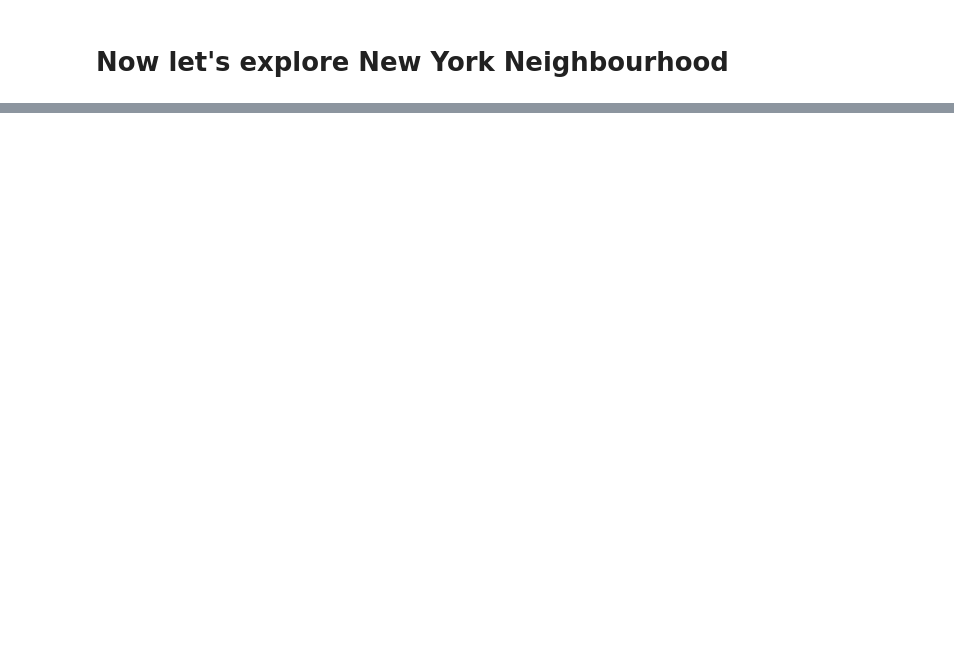
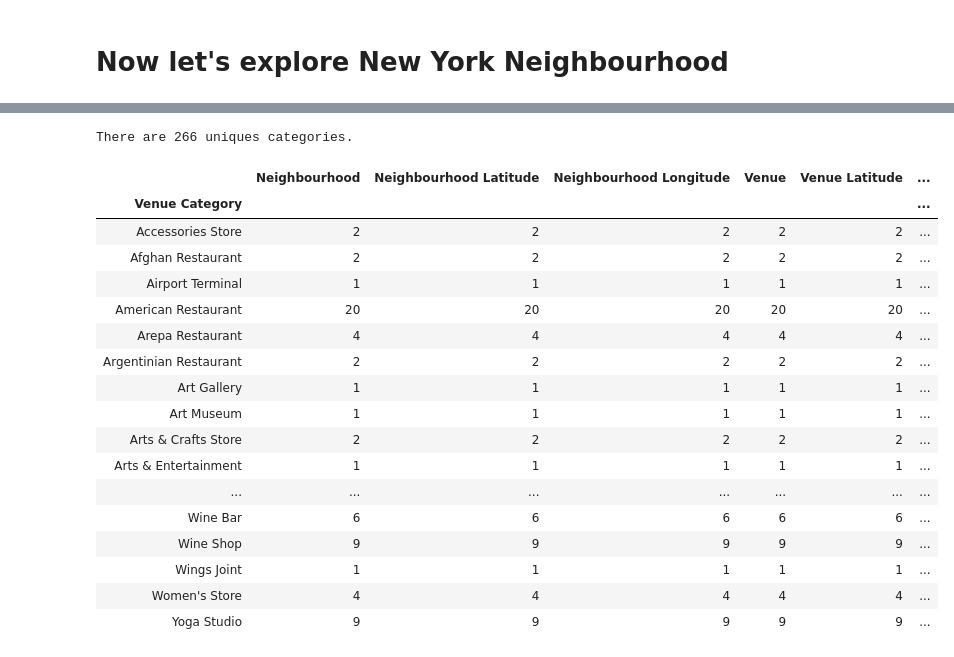
Before and after one commit to ChiragPatel29/capstone_project, a Jupyter notebook: Final Week1 DataScience.ipynb, the cells around one changed output, grey strips where cells are left out. Saved outputs shown, nothing was run; the diff lists cells and outputs as text; code cells hidden in the pictures; blank space fills up the shorter version.

```diff
--- a/Final Week1 DataScience.ipynb
+++ b/Final Week1 DataScience.ipynb
@@ -279,10 +382,6 @@ df2.head()
 # %%
-
-# create map of Toronto using latitude and longitude values
 map_newyork = folium.Map(location=[latitude, longitude], zoom_start=11)
-
-# add markers to map
-for lat, lng, label in zip(df2['Latitude'],df2['Longitude'],df2['Neighbourhood']):
+for lat, lng, label in zip(neighbourhoods['Latitude'],neighbourhoods['Longitude'],neighbourhoods['Neighbourhood']):
     label = folium.Popup(label, parse_html=True)
     folium.CircleMarker(
         [lat, lng],
@@ -312,3 +409,3 @@ plt.show()
 # %%
-manhattan_data = df2[neighbourhoods['Borough'] == 'Queens'].reset_index(drop=True)
-manhattan_data.head()
+queens_data = neighbourhoods[neighbourhoods['Borough'] == 'Queens'].reset_index(drop=True)
+queens_data.head()
@@ -327 +423,5 @@ print('Latitude and longitude values of {} are {}, {}.'.format(neighbourhood_nam
+# %%
+neighbourhood_latitude = queens_data.loc[0, 'Latitude']
+neighbourhood_longitude = queens_data.loc[0, 'Longitude']
+neighbourhood_name = queens_data.loc[0, 'Neighbourhood']
 # %%
@@ -408,7 +523,7 @@ def getNearbyVenues(names, latitudes, longitudes, radius=500):
 
     return(nearby_venues)
 # %%
-manhattan_venues = getNearbyVenues(names=manhattan_data['Neighbourhood'],
-                                   latitudes=manhattan_data['Latitude'],
-                                   longitudes=manhattan_data['Longitude']
+queens_venues = getNearbyVenues(names=queens_data['Neighbourhood'],
+                                   latitudes=queens_data['Latitude'],
+                                   longitudes=queens_data['Longitude']
                                   )
@@ -417,5 +557,26 @@ manhattan_venues.head()
 # %%
-print('There are {} uniques categories.'.format(len(manhattan_venues['Venue Category'].unique())))
+print('There are {} uniques categories.'.format(len(queens_venues['Venue Category'].unique())))
+# %% [output]
+There are 266 uniques categories.
 # %%
-manhattan_venues.groupby('Venue Category').count()
+queens_venues.groupby('Venue Category').count()
+# %% [output]
+|  | Neighbourhood | Neighbourhood Latitude | Neighbourhood Longitude | Venue | Venue Latitude | ... |
+| Venue Category |  |  |  |  |  | ... |
+| Accessories Store | 2 | 2 | 2 | 2 | 2 | ... |
+| Afghan Restaurant | 2 | 2 | 2 | 2 | 2 | ... |
+| Airport Terminal | 1 | 1 | 1 | 1 | 1 | ... |
+| American Restaurant | 20 | 20 | 20 | 20 | 20 | ... |
+| Arepa Restaurant | 4 | 4 | 4 | 4 | 4 | ... |
+| Argentinian Restaurant | 2 | 2 | 2 | 2 | 2 | ... |
+| Art Gallery | 1 | 1 | 1 | 1 | 1 | ... |
+| Art Museum | 1 | 1 | 1 | 1 | 1 | ... |
+| Arts & Crafts Store | 2 | 2 | 2 | 2 | 2 | ... |
+| Arts & Entertainment | 1 | 1 | 1 | 1 | 1 | ... |
+| ... | ... | ... | ... | ... | ... | ... |
+| Wine Bar | 6 | 6 | 6 | 6 | 6 | ... |
+| Wine Shop | 9 | 9 | 9 | 9 | 9 | ... |
+| Wings Joint | 1 | 1 | 1 | 1 | 1 | ... |
+| Women's Store | 4 | 4 | 4 | 4 | 4 | ... |
+| Yoga Studio | 9 | 9 | 9 | 9 | 9 | ... |
 # %%
```
Also changed, not shown: parts of 37 cells of this notebook, 3 other files.
